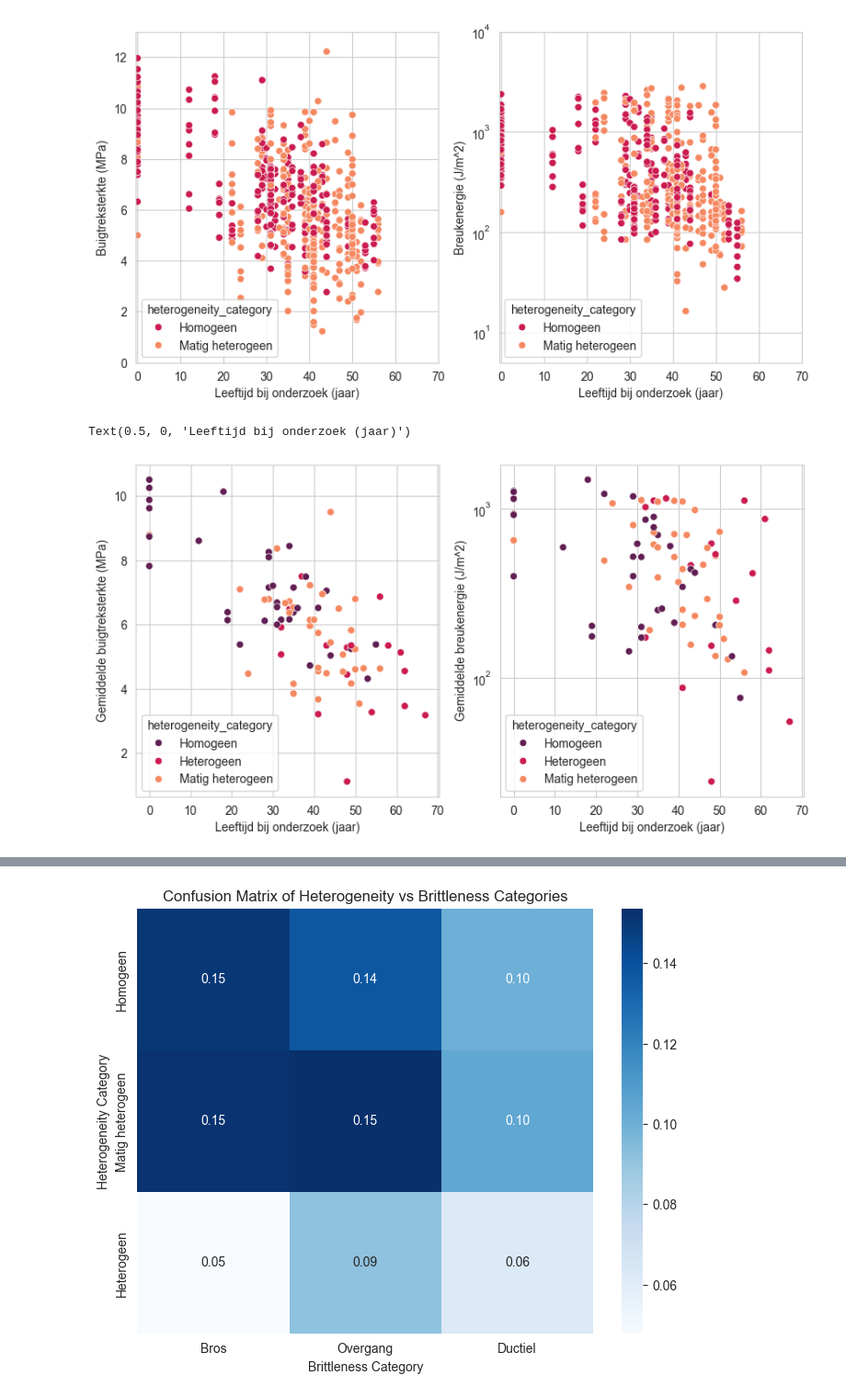
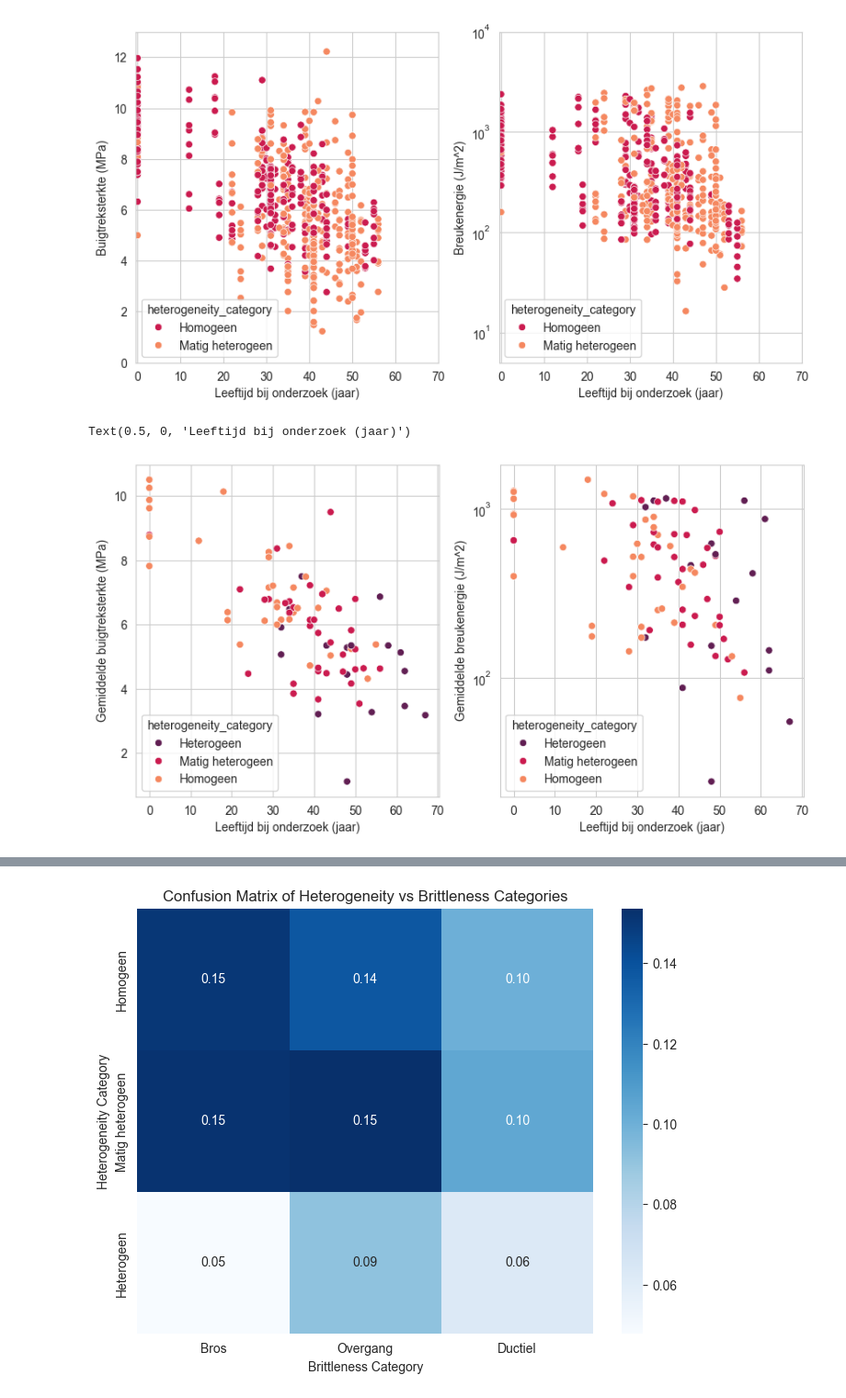
Before and after one commit to amavrits/asphalt-db, a Jupyter notebook: results/ExploratoryForPresentation.ipynb, the cells around one changed output, grey strips where cells are left out. Shown at 92% size. Cells and saved outputs as stored; diff of their text form; code cells hidden in the pictures.

Commit message:
cleaning of old notebook and a separate one for analysis of sections

```diff
--- a/results/ExploratoryForPresentation.ipynb
+++ b/results/ExploratoryForPresentation.ipynb
@@ -23,6 +23,7 @@ results_dir = Path(r'c:\Users\klerk_wj\OneDrive - Stichting Deltares\00_Projecte
 # Importeren van de database
 # %%
 # Read into a pandas DataFrame
-dikes_and_projects = query_dikes_and_projects(sqlite3.connect(working_dir.joinpath('database_all_v3.sqlite')))
-
-dikes_and_projects.head()
+dikes_and_projects = query_dikes_and_projects(sqlite3.connect(working_dir.parent.joinpath('data','database_all_v3.sqlite')))
+df_final = load_and_merge_data(working_dir.parent.joinpath('data','database_all_v3.sqlite'))
+data_per_dike_project = get_section_based_statistics(df_final, dikes_and_projects)
+df_final, data_per_dike_project = classifications_wrapper(df_final, data_per_dike_project)
@@ -94,19 +55,11 @@ sns.scatterplot(data=df_final, x='V_Ber', y='sig_b', hue='brittleness',style='ma
 <Axes: xlabel='V_Ber', ylabel='sig_b'>
 [figure]
 # %%
-data_per_dike_project['heterogeneity_category'] = data_per_dike_project['sig_b_cov'].apply(categorize_heterogeneity)
-
 #scatterplot of age_at_investigation vs sig_b_mean, colored by heterogeneity_category
 sns.scatterplot(data=data_per_dike_project, x='age_at_investigation', y='sig_b_mean', hue='heterogeneity_category', palette='tab10')
 # %% [output]
 <Axes: xlabel='age_at_investigation', ylabel='sig_b_mean'>
 [figure]
-# %%
-#heterogeniteitscategorie: maak een dict van project_dike_id en de corresponderende heterogeniteitscategorie o.b.v. data_per_dike_project
-heterogeneity_dict = data_per_dike_project.set_index('project_dike_id')['heterogeneity_category'].to_dict()
-heterogeneity_dict
-#toevoegen aan df_final
-df_final['heterogeneity_category'] = df_final['project_dike_id'].map(heterogeneity_dict)
 # %% [markdown]
 # Analyses
 
@@ -157,13 +110,13 @@ ax[1].set_xlim(-0.5, 70)
 # %%
 #same but for data_per_dike_project
 fig, ax = plt.subplots(figsize=(10,5), ncols=2)
-sns.scatterplot(data=data_per_dike_project, x='age_at_investigation', y='sig_b_mean', hue='heterogeneity_category', palette='rocket', ax=ax[0])
-sns.scatterplot(data=data_per_dike_project, x='age_at_investigation', y='G_c_mean', hue='heterogeneity_category', palette='rocket', ax=ax[1])
+sns.scatterplot(data=data_per_dike_project, x='age_at_investigation', y='sig_b_mean', hue='heterogeneity_category', hue_order = ['Heterogeen', 'Matig heterogeen', 'Homogeen'], palette='rocket', ax=ax[0])
+sns.scatterplot(data=data_per_dike_project, x='age_at_investigation', y='G_c_mean', hue='heterogeneity_category', hue_order = ['Heterogeen', 'Matig heterogeen', 'Homogeen'], palette='rocket', ax=ax[1])
 ax[1].set_yscale('log')
 ax[0].set_ylabel('Gemiddelde buigtreksterkte (MPa)')
 ax[1].set_ylabel('Gemiddelde breukenergie (J/m^2)')
 ax[0].set_xlabel('Leeftijd bij onderzoek (jaar)')
 ax[1].set_xlabel('Leeftijd bij onderzoek (jaar)')
 # %% [output]
 Text(0.5, 0, 'Leeftijd bij onderzoek (jaar)')
-[figure, old version]
+[figure, new version]
```
Also changed, not shown: parts of 9 cells of this notebook, 1 other file.
